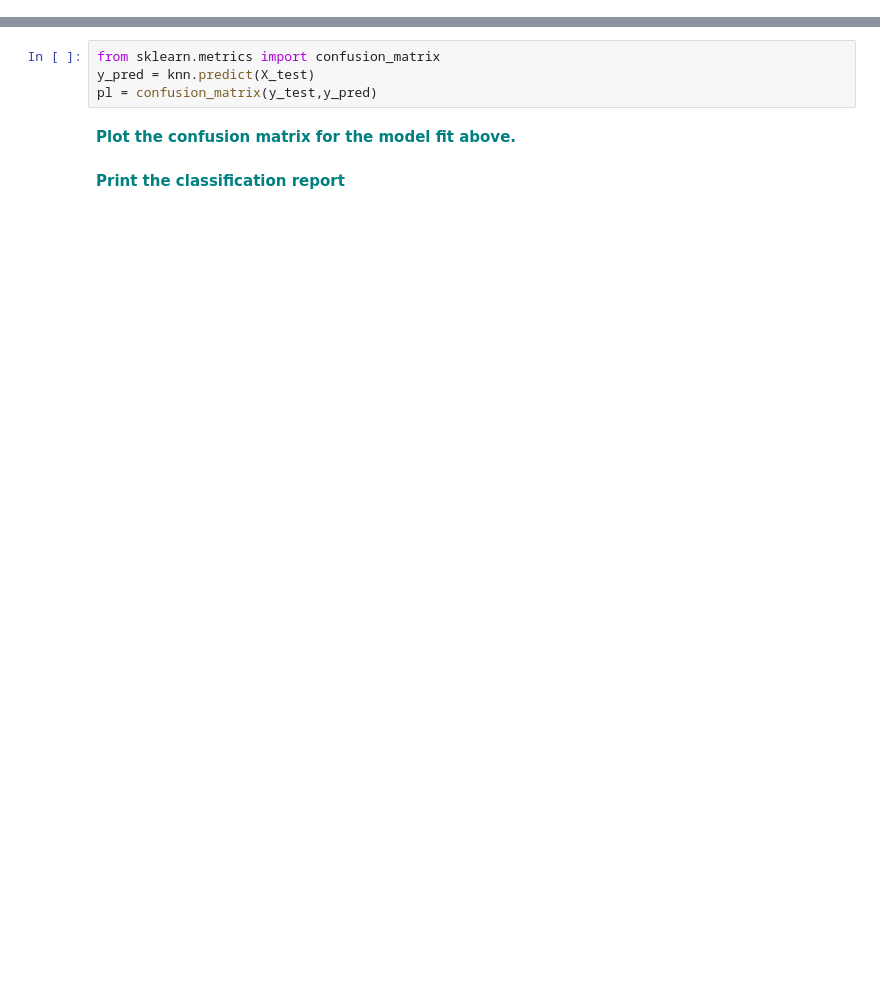
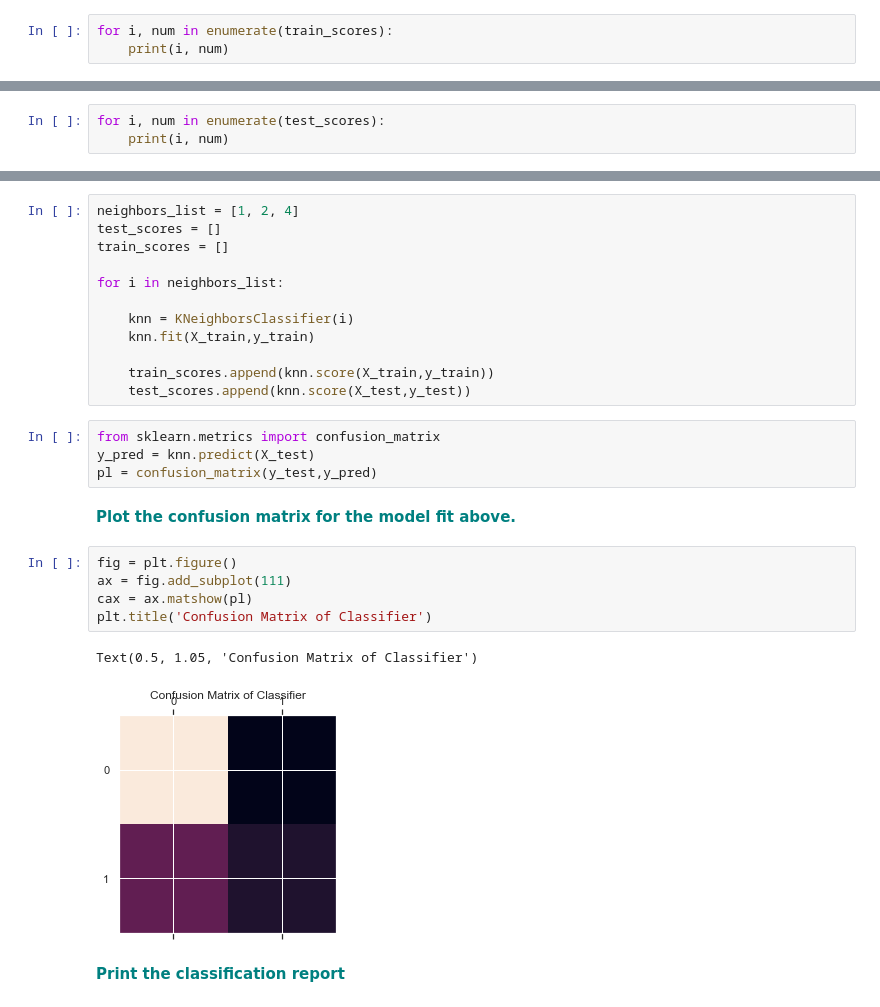
Before and after one commit to hank-butler/Case-Study-GridSearch, a Jupyter notebook: Case-Study-GridSearchKNN.ipynb, the cells around one changed output, grey strips where cells are left out. Drawn from its saved outputs; the diff is of its cells as text; blank space fills up the shorter version.

```diff
--- a/Case-Study-GridSearchKNN.ipynb
+++ b/Case-Study-GridSearchKNN.ipynb
@@ -198,2 +211,5 @@ print(train_scores)
 # %% [markdown]
 **<font color='teal'> Identify the number of neighbors between 1-15 that resulted in the max score in the training dataset. </font>**
+# %%
+for i, num in enumerate(train_scores):
+    print(i, num)
@@ -200,2 +228,5 @@ print(train_scores)
 # %% [markdown]
 **<font color='teal'> Identify the number of neighbors between 1-15 that resulted in the max score in the testing dataset. </font>**
+# %%
+for i, num in enumerate(test_scores):
+    print(i, num)
@@ -210,10 +253,30 @@ p = sns.lineplot(range(1,10),test_scores,marker='o',label='Test Score')
 # %% [markdown]
 **<font color='teal'> Fit and score the best number of neighbors based on the plot. </font>**
+# %%
+neighbors_list = [1, 2, 4]
+test_scores = []
+train_scores = []
+
+for i in neighbors_list:
+
+    knn = KNeighborsClassifier(i)
+    knn.fit(X_train,y_train)
+
+    train_scores.append(knn.score(X_train,y_train))
+    test_scores.append(knn.score(X_test,y_test))
 # %%
 from sklearn.metrics import confusion_matrix
 y_pred = knn.predict(X_test)
 pl = confusion_matrix(y_test,y_pred)
 # %% [markdown]
 **<font color='teal'> Plot the confusion matrix for the model fit above. </font>**
+# %%
+fig = plt.figure()
+ax = fig.add_subplot(111)
+cax = ax.matshow(pl)
+plt.title('Confusion Matrix of Classifier')
+# %% [output]
+Text(0.5, 1.05, 'Confusion Matrix of Classifier')
+[figure, added]
 # %% [markdown]
 **<font color='teal'> Print the classification report </font>**
```
Also changed, not shown: parts of 17 cells of this notebook.
